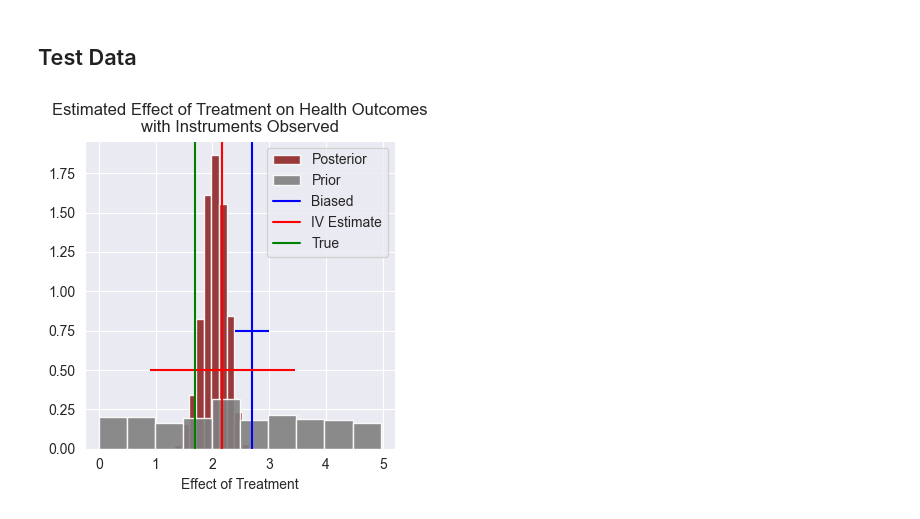
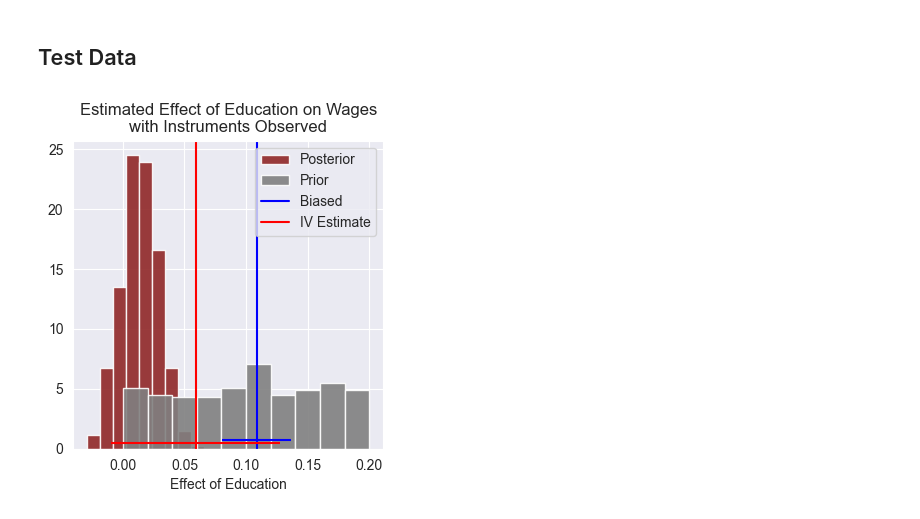
Before and after one commit to arrjon/AmortizedSelectionBias, a Jupyter notebook: IV example (Econ).ipynb, the cells around one changed output. Drawn from its saved outputs; the diff is of its cells as text; code cells hidden in the pictures.

```diff
--- a/IV example (Econ).ipynb
+++ b/IV example (Econ).ipynb
@@ -467,8 +264,8 @@ np.random.seed(42)
 _sim_data = generative_model(1000)
 prior_mean = _sim_data['prior_draws'].mean(axis=0)
 prior_std = _sim_data['prior_draws'].std(axis=0)
-x_mean = np.log1p(_sim_data['sim_data']).mean(axis=0)
-x_std = np.log1p(_sim_data['sim_data']).std(axis=0)
+x_mean = np.log1p(_sim_data['sim_data']).mean(axis=(0,1))
+x_std = np.log1p(_sim_data['sim_data']).std(axis=(0,1))
 # %%
 def configurator(forward_dict: dict) -> dict:
     # Extract data
@@ -493,6 +290,6 @@ trainer = Trainer(
     amortizer=amortizer,
     configurator=configurator,
     generative_model=generative_model,
-    checkpoint_path='amortizer_education_IV' if instrument_observed else 'amortizer_education',
+    #checkpoint_path='amortizer_education_IV' if instrument_observed else 'amortizer_education',
 )
 # %% [output]
@@ -512,5 +307,5 @@ Wall time: 14.2 s
 # %%
-if not os.path.exists(trainer.checkpoint_path):
+if trainer.checkpoint_path is None:
     history = trainer.train_offline(
         simulations_dict=offline_data,
         epochs=30,
@@ -543,13 +352,24 @@ bf.diagnostics.plot_z_score_contraction(posterior_samples, prior_draws, param_na
 # %% [markdown]
 ## Test Data
 # %%
+real_data = True
+
+if real_data:
+    _test_data = data.copy()
+    _ols_result = ols_result_real.copy()
+    _iv_result = iv_result_real.copy()
+else:
+    _test_data = test_data.copy()
+    _ols_result = ols_result.copy()
+    _iv_result = iv_result.copy()
+
 if instrument_observed:
-    test_data = {'sim_data': obs[['true_health_outcomes', 'treatment_uptake', 'distance_to_facility']].values[np.newaxis]}
+    _test_data = {'sim_data': _test_data[['wage', 'educ', 'fatheduc']].values[np.newaxis]}
 else:
-    test_data = {'sim_data': obs[['true_health_outcomes', 'treatment_uptake']].values[np.newaxis]}
+    _test_data = {'sim_data': _test_data[['wage', 'educ']].values[np.newaxis]}
 
 # Generate posterior samples using the trainer's amortizer and configurator for the test data
-posterior_samples = trainer.amortizer.sample(trainer.configurator(test_data), n_samples=1000)
+posterior_samples = trainer.amortizer.sample(trainer.configurator(_test_data), n_samples=1000)
 
 # Adjust posterior samples by scaling with prior standard deviation and mean
 posterior_samples = posterior_samples * prior_std + prior_mean
@@ -562,23 +382,24 @@ else:
 # %%
 fig = plt.figure(figsize=(4, 4))
 plt.hist(posterior_samples, density=True, alpha=0.9, color="#8f2727", label='Posterior')
 plt.hist(prior_draws, density=True, alpha=0.9, color="gray", label='Prior')
 
 # Add reference lines for different estimates
-plt.axvline(ols_result['params'], color='b', label='Biased')
-plt.errorbar(ols_result['params'], 0.75, xerr=np.abs(ols_result['CI'][:, np.newaxis]-ols_result['params']), color='b')
+plt.axvline(_ols_result['params'], color='b', label='Biased')
+plt.errorbar(_ols_result['params'], 0.75, xerr=np.abs(_ols_result['CI'][:, np.newaxis]-_ols_result['params']), color='b')
 
-plt.axvline(iv_result['params'], color='r', label='IV Estimate')
-plt.errorbar(iv_result['params'], 0.5, xerr=np.abs(iv_result['CI'][:, np.newaxis]-iv_result['params']), color='r')
+plt.axvline(_iv_result['params'], color='r', label='IV Estimate')
+plt.errorbar(_iv_result['params'], 0.5, xerr=np.abs(_iv_result['CI'][:, np.newaxis]-_iv_result['params']), color='r')
 
-plt.axvline(true_param, color='g', label='True')
+if not real_data:
+    plt.axvline(true_param, color='g', label='True')
 
 plt.legend()
-plt.xlabel('Effect of Treatment')
-plt.title(f'Estimated Effect of Treatment on Health Outcomes\n{"with Instruments Observed" if instrument_observed else ""}')
+plt.xlabel('Effect of Education')
+plt.title(f'Estimated Effect of Education on Wages\n{"with Instruments Observed" if instrument_observed else ""}')
 plt.show()
 # %% [output]
-[figure, old version]
+[figure, new version]
 # %%
 if posterior_samples_dict['instrument_observed'] is not None and posterior_samples_dict['no_instrument_observed'] is not None:
     fig = plt.figure(figsize=(4, 4))
```
Also changed, not shown: parts of 37 cells of this notebook, 21 other files.
